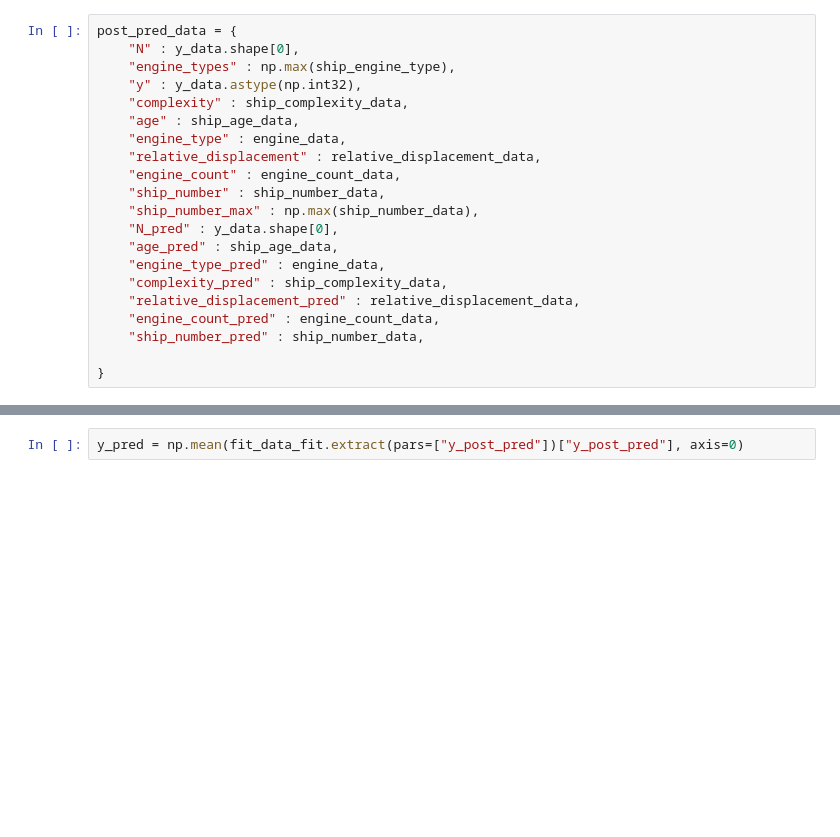
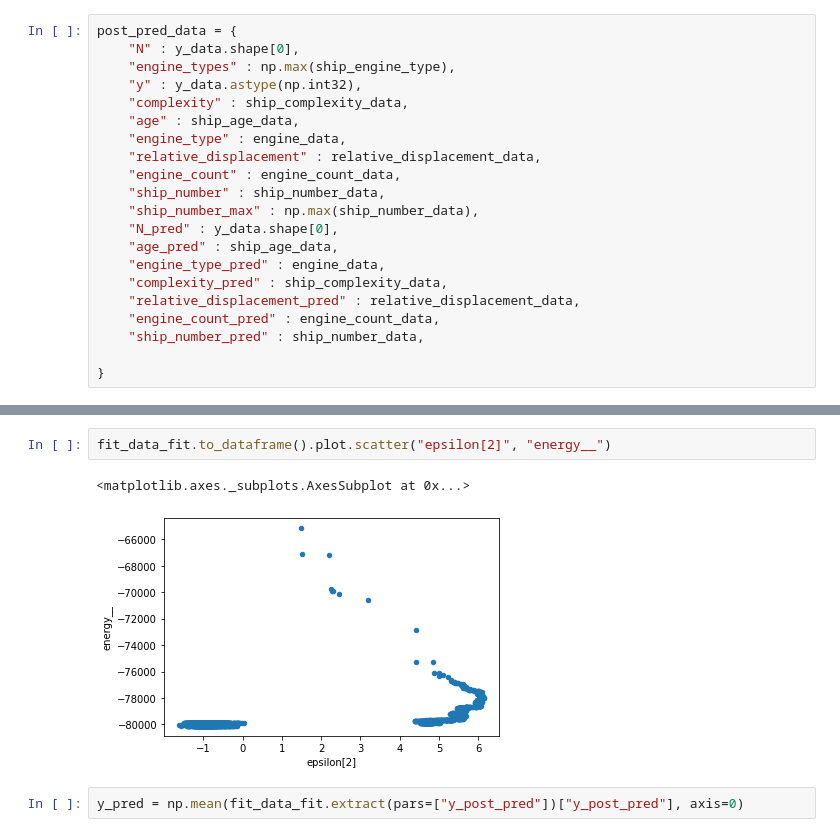
Before and after one commit to hyunjimoon/defense-reliability, a Jupyter notebook: poisson/workflow.ipynb, the cells around one changed output, grey strips where cells are left out. Drawn from its saved outputs; the diff is of its cells as text; blank space fills up the shorter version.

```diff
--- a/poisson/workflow.ipynb
+++ b/poisson/workflow.ipynb
@@ -727,6 +736,11 @@ Samples were drawn using NUTS at Fri Sep 18 03:19:41 2020.
 For each parameter, n_eff is a crude measure of effective sample size,
 and Rhat is the potential scale reduction factor on split chains (at
 convergence, Rhat=1).
+# %%
+fit_data_fit.to_dataframe().plot.scatter("epsilon[2]", "energy__")
+# %% [output]
+<matplotlib.axes._subplots.AxesSubplot at 0x...>
+[figure, added]
 # %%
 y_pred = np.mean(fit_data_fit.extract(pars=["y_post_pred"])["y_post_pred"], axis=0)
 # %%
```
Also changed, not shown: parts of 23 cells of this notebook, 4 other files.
